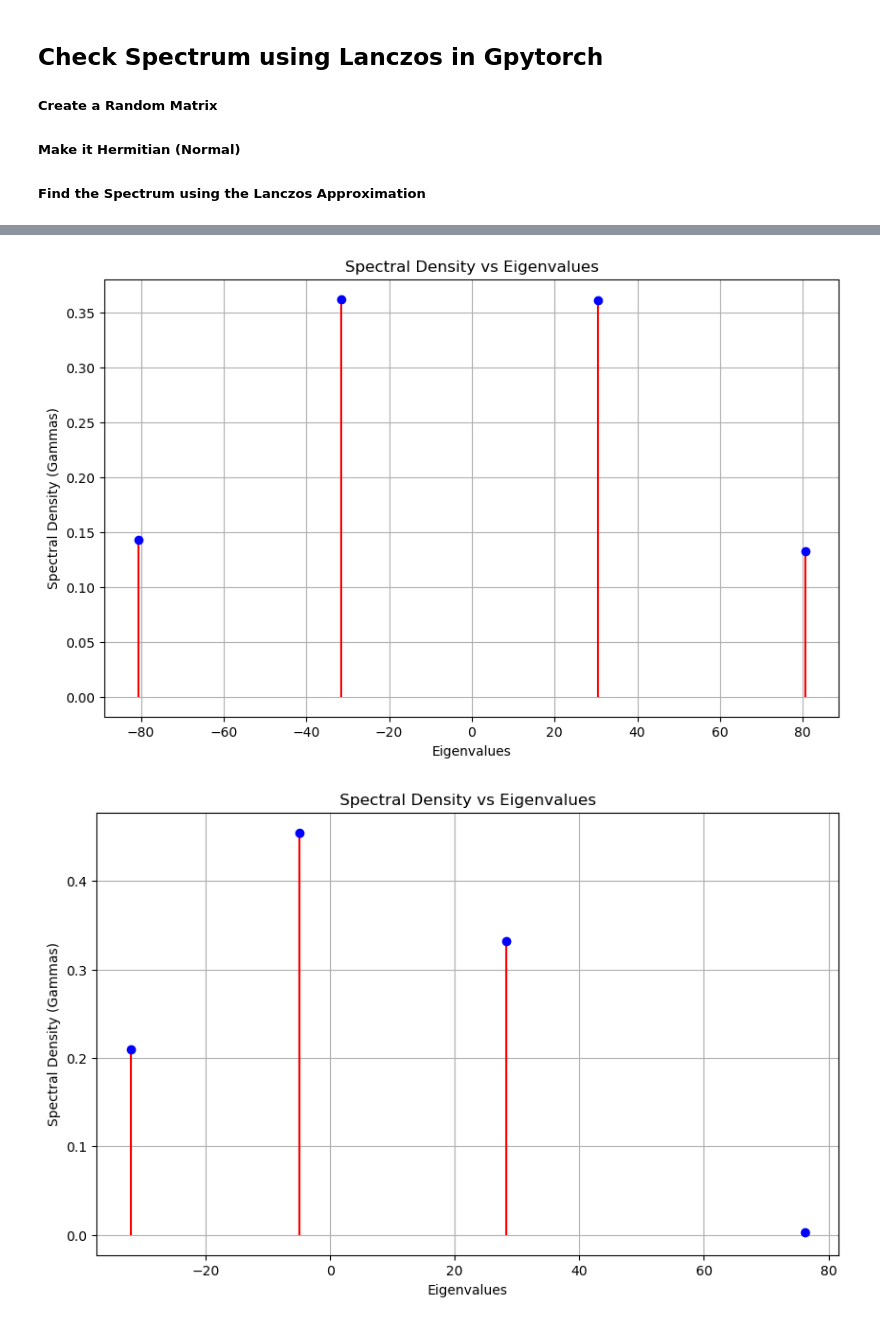
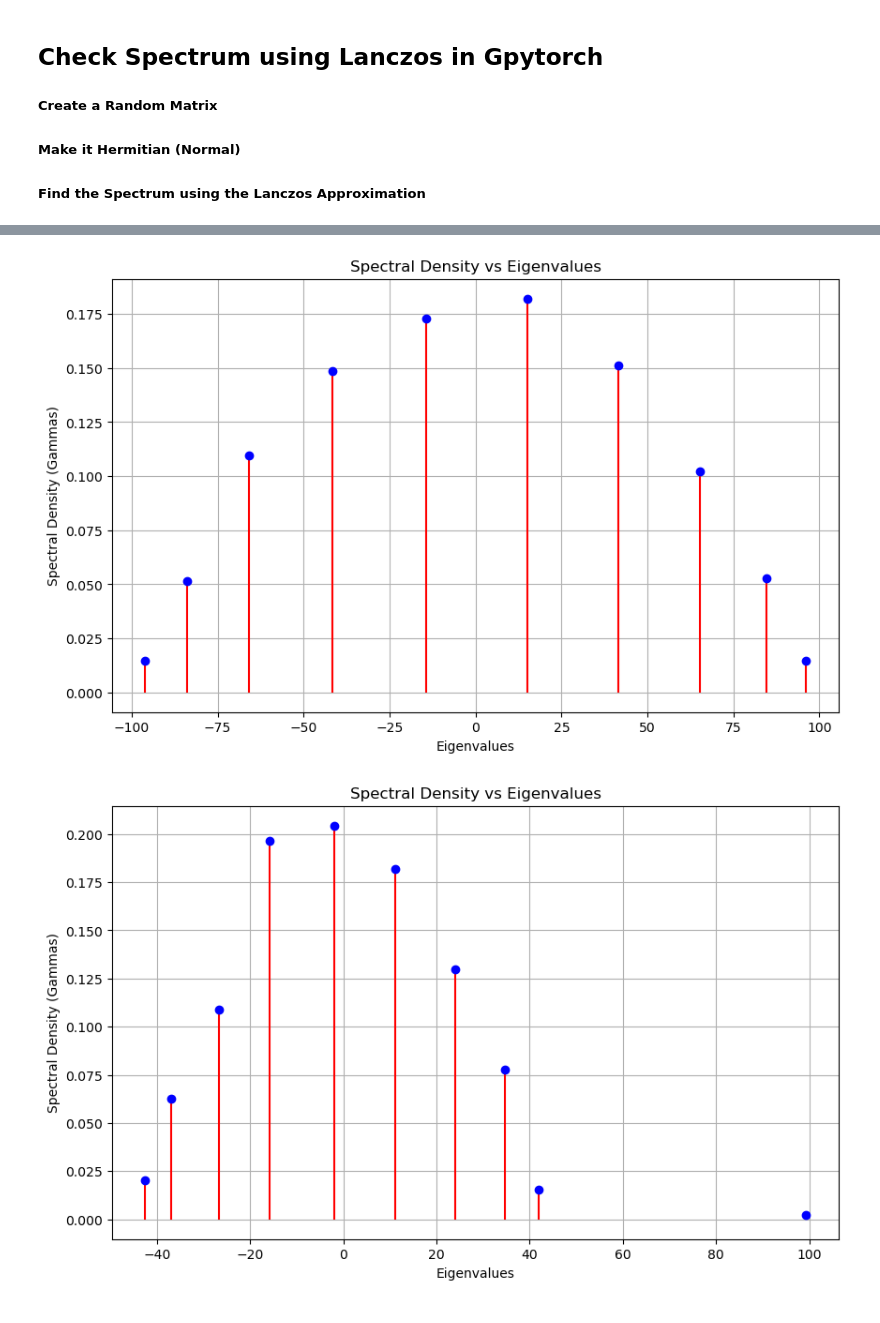
Before and after one commit to diegogranziol/Hessian-LLM-Vision, a Jupyter notebook: Lanczos_Scratch/First Principles Lanczos.ipynb, the cells around one changed output, grey strips where cells are left out. Cells and saved outputs as stored; diff of their text form; code cells hidden in the pictures.

```diff
--- a/Lanczos_Scratch/First Principles Lanczos.ipynb
+++ b/Lanczos_Scratch/First Principles Lanczos.ipynb
@@ -1,7 +1,7 @@
 # %%
 import gpytorch
 import torch
-lanczos_iters = 4
+lanczos_iters = 10
 # %% [markdown]
 ## Check Spectrum using Lanczos in Gpytorch
 ##### Create a Random Matrix
@@ -17,13 +17,11 @@ v = torch.randn([dimension,])
 v_normalized = v / torch.norm(v, p=2)
 
 def Hess_Vec(M,v):
-    v_normalized = v / torch.norm(v, p=2)
     return torch.matmul(M,v)
 
 def Hess_Vec(M):
     def matvec(v):
-        v_normalized = v / torch.norm(v, p=2)
-        return torch.matmul(M, v_normalized)
+        return torch.matmul(M, v)
     return matvec
 
 P = M.shape[0]
@@ -69,13 +67,11 @@ v = torch.randn([dimension,])
 v_normalized = v / torch.norm(v, p=2)
 
 def Hess_Vec(M,v):
-    v_normalized = v / torch.norm(v, p=2)
     return torch.matmul(M,v)
 
 def Hess_Vec(M):
     def matvec(v):
-        v_normalized = v / torch.norm(v, p=2)
-        return torch.matmul(M, v_normalized)
+        return torch.matmul(M, v)
     return matvec
 
 P = M.shape[0]
@@ -108,7 +104,7 @@ plt.ylabel('Spectral Density (Gammas)')
 plt.grid(True)
 plt.show()
 # %% [output]
-[figure, old version]
+[figure, new version]
 # %%
 dimension = 1000
 M = torch.randn([dimension,dimension])
@@ -121,13 +117,11 @@ v = torch.randn([dimension,])
 v_normalized = v / torch.norm(v, p=2)
 
 def Hess_Vec(M,v):
-    v_normalized = v / torch.norm(v, p=2)
     return torch.matmul(M,v)
 
 def Hess_Vec(M):
     def matvec(v):
-        v_normalized = v / torch.norm(v, p=2)
-        return torch.matmul(M, v_normalized)
+        return torch.matmul(M, v)
     return matvec
 
 P = M.shape[0]
@@ -135,34 +129,34 @@ P = M.shape[0]
 # Create the closure by calling Hess_Vec with matrix M
 matvec_closure = Hess_Vec(M)
 
 # Perform Lanczos tridiagonalization using the closure
 Q, T = gpytorch.utils.lanczos.lanczos_tridiag(
     matvec_closure,
     max_iter=lanczos_iters,
     dtype=torch.float32,
     device='cpu',
     matrix_shape=(P, P)
 )
 
 eigvals, eigvects = torch.linalg.eigh(T)
 gammas = eigvects[0, :] ** 2
 
 import matplotlib.pyplot as plt
 
 # Assuming 'eigvals' and 'gammas' are already computed as shown in previous discussions
 plt.figure(figsize=(10, 6))
 (markerline, stemlines, baseline) = plt.stem(eigvals.cpu().numpy(), gammas.cpu().numpy(), use_line_collection=True)
 plt.setp(markerline, color='b', marker='o')  # Blue markers
 plt.setp(stemlines, color='r')  # Red stems
 plt.setp(baseline, visible=False)  # Hide the baseline
 
 plt.title('Spectral Density vs Eigenvalues')
 plt.xlabel('Eigenvalues')
 plt.ylabel('Spectral Density (Gammas)')
 plt.grid(True)
 plt.show()
 # %% [output]
-[figure, old version]
+[figure, new version]
 # %%
 T
 old_T = T
```
Also changed, not shown: parts of 6 cells of this notebook, 31 other files.
